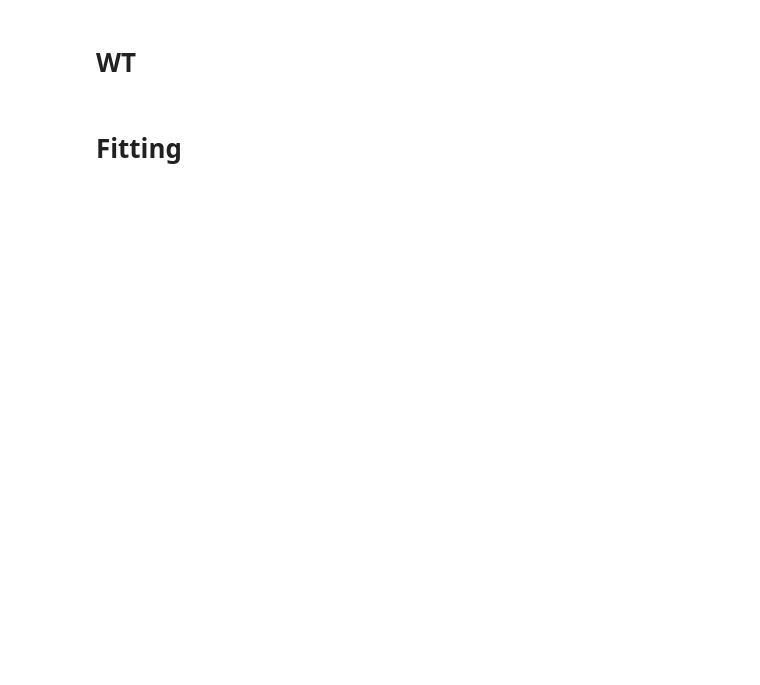
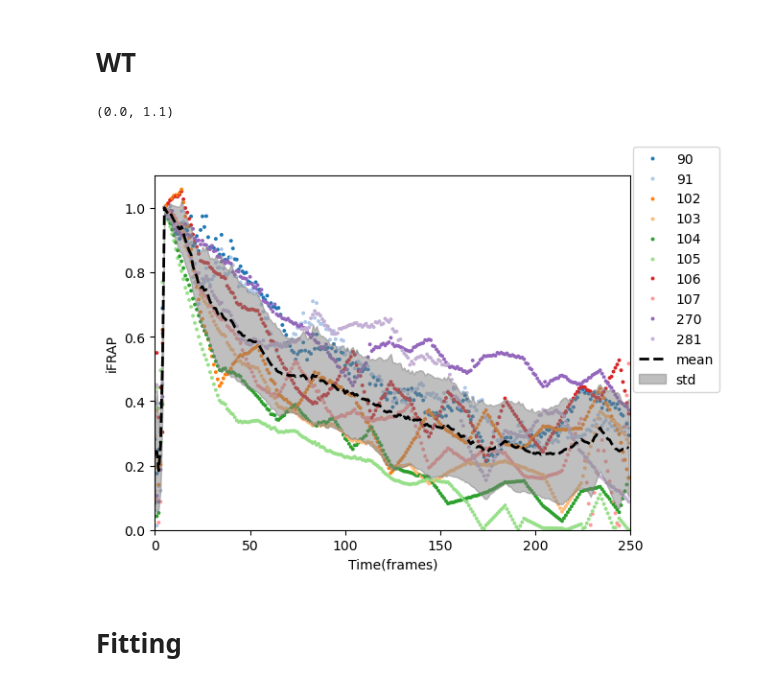
Before and after one commit to NessLfy/cohesin_residence_time, a Jupyter notebook: scratchpad/analyze_data.ipynb, the cells around one changed output. Cells and saved outputs as stored; diff of their text form; code cells hidden in the pictures; blank space fills up the shorter version.

```diff
--- a/scratchpad/analyze_data.ipynb
+++ b/scratchpad/analyze_data.ipynb
@@ -77,11 +95,14 @@ plt.show()
 # %% [markdown]
 # WT
 # %%
-df_wt,df_wt_average,df_wt_sd = perform_analysis(['WT', 'RAD21'],[220])
+df_wt,df_wt_average,df_wt_sd = perform_analysis(['WT', 'RAD21'],[100,101,280])
 _ = plot_ifrap(df_wt,df_wt_average,df_wt_sd)
 
 plt.xlim(0,250)
 plt.ylim(0,1.1)
+# %% [output]
+(0.0, 1.1)
+[figure, added]
 # %% [markdown]
 # Fitting
 # %%
```
Also changed, not shown: parts of 16 cells of this notebook.
